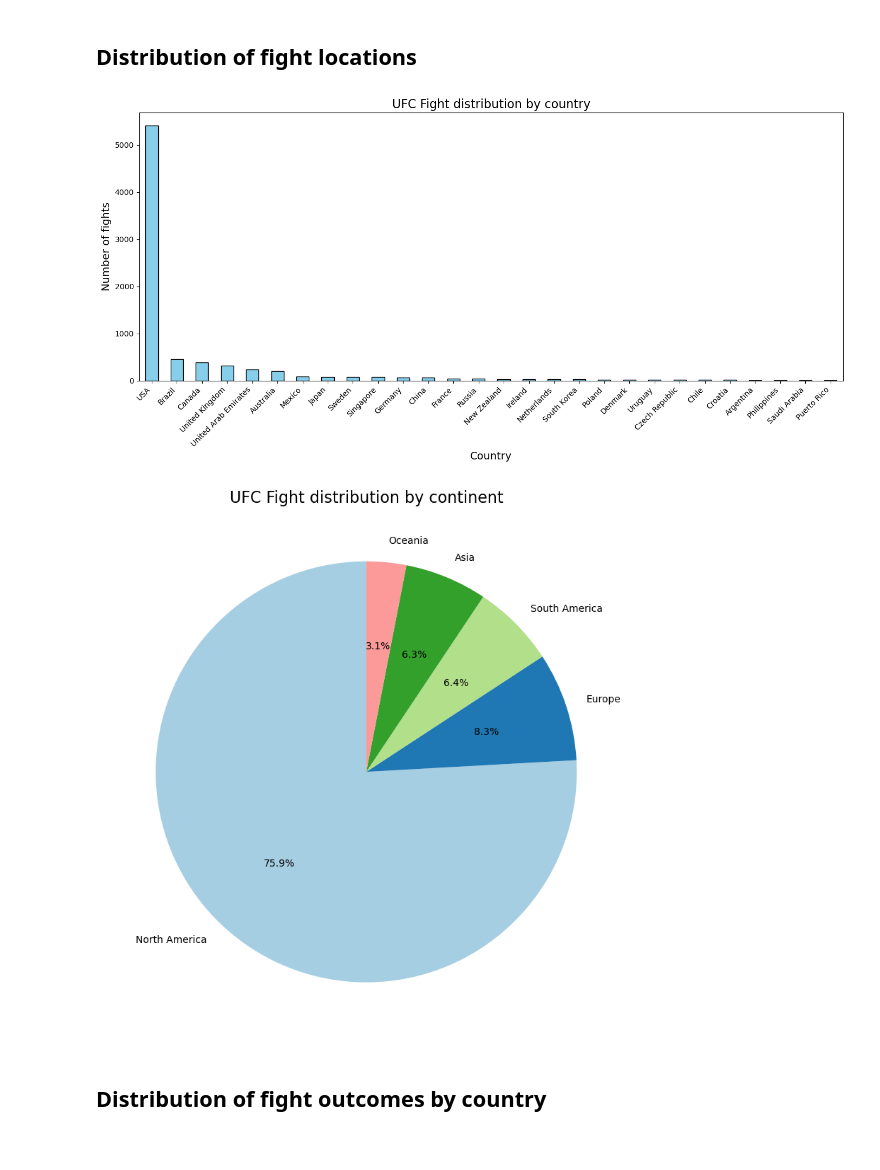
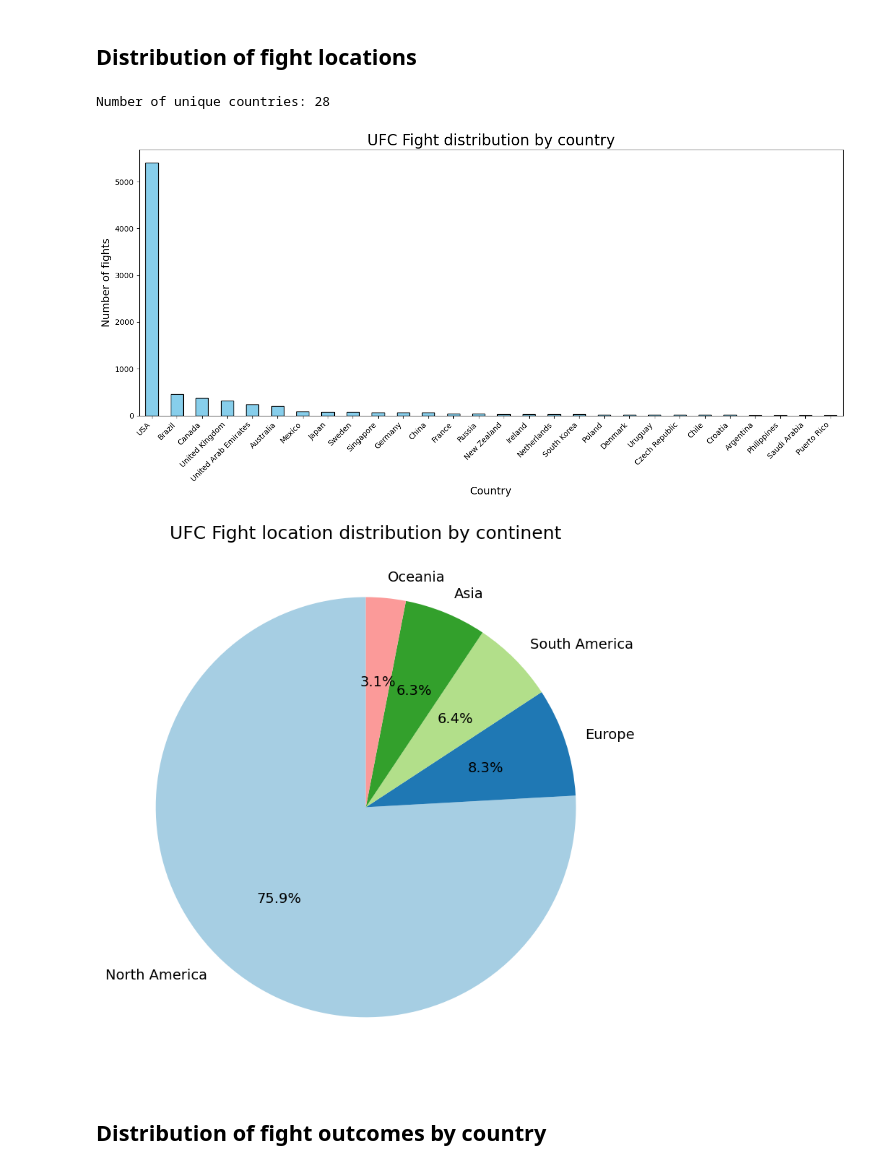
Before and after one commit to lucijaaleksic/dopp, a Jupyter notebook: Question_4.ipynb, the cells around one changed output. Drawn from its saved outputs; the diff is of its cells as text; code cells hidden in the pictures.

```diff
--- a/Question_4.ipynb
+++ b/Question_4.ipynb
@@ -43,13 +43,14 @@ stats["country"] = stats["country"].str.strip()
 stats["country"] = stats["country"].fillna("Unknown")
 
 unique_countries = stats["country"].unique()
+print("Number of unique countries:", len(unique_countries))
 
 country_counts = stats["country"].value_counts()
 
 
 plt.figure(figsize=(14, 7))
 country_counts.plot(kind="bar", color="skyblue", edgecolor="black")
-plt.title("UFC Fight distribution by country", fontsize=16)
+plt.title("UFC Fight distribution by country", fontsize=20)
 plt.xlabel("Country", fontsize=14)
 plt.ylabel("Number of fights", fontsize=14)
 plt.xticks(rotation=45, ha="right")
@@ -73,37 +74,42 @@ continent_mapping = {
     "Denmark": "Europe",
     "China": "Asia",
     "Uruguay": "South America",
     "Sweden": "Europe",
     "Czech Republic": "Europe",
     "Argentina": "South America",
     "Germany": "Europe",
     "Chile": "South America",
     "Poland": "Europe",
     "Japan": "Asia",
     "Netherlands": "Europe",
     "Croatia": "Europe",
     "Ireland": "Europe",
     "Philippines": "Asia",
     "Puerto Rico": "North America",
     "Unknown": "Unknown",
 }
 
 # Fights by continent
 stats["continent"] = stats["country"].map(continent_mapping)
 
 continent_counts = stats["continent"].value_counts()
 
 plt.figure(figsize=(8, 8))
 continent_counts.plot(
-    kind="pie", autopct="%1.1f%%", startangle=90, colors=plt.cm.Paired.colors
+    kind="pie",
+    autopct="%1.1f%%",
+    startangle=90,
+    colors=plt.cm.Paired.colors,
+    textprops={"fontsize": 14},
 )
-plt.title("UFC Fight distribution by continent", fontsize=16)
+plt.title("UFC Fight location distribution by continent", fontsize=18)
 plt.ylabel("")
 plt.tight_layout()
 plt.show()
 # %% [output]
+Number of unique countries: 28
-[figure, old version]
+[figure, new version]
-[figure, old version]
+[figure, new version]
 # %% [markdown]
 ## Distribution of fight outcomes by country
 # %%
```
Also changed, not shown: parts of 5 cells of this notebook.
